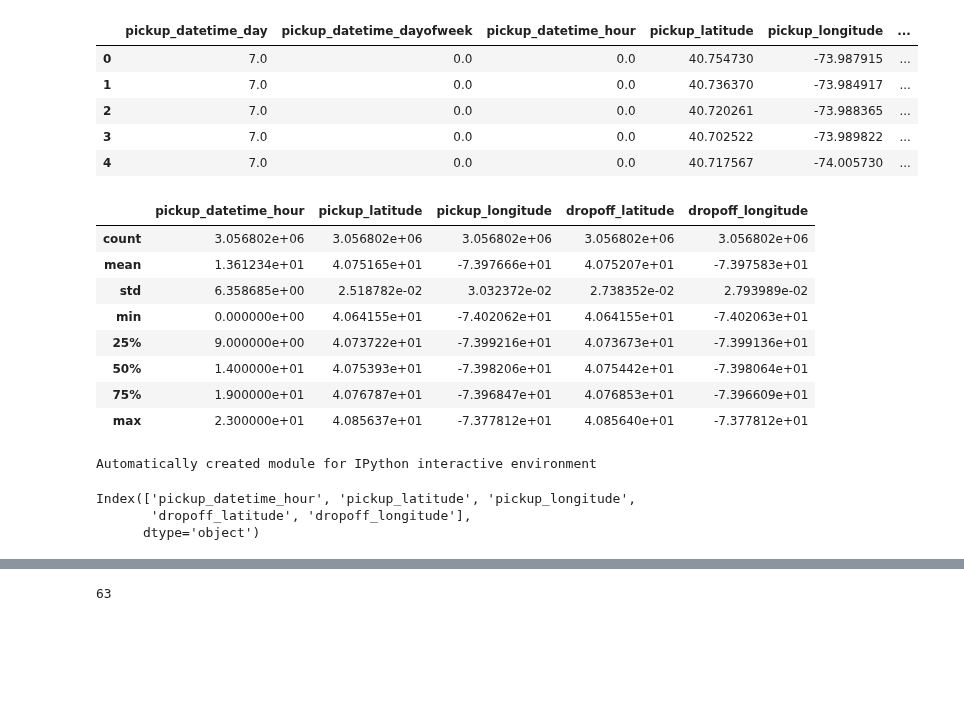
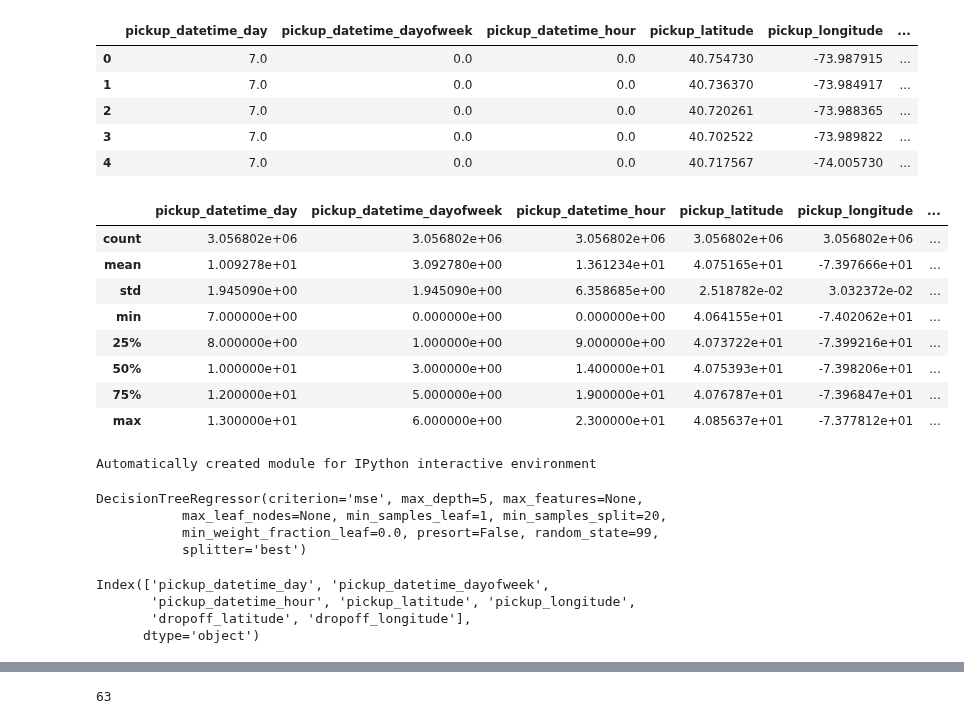
Before and after one commit to nikhase/nyc-taxi, a Jupyter notebook: weeklyAnalysis.ipynb, the cells around one changed output, grey strips where cells are left out. Cells and saved outputs as stored; diff of their text form; code cells hidden in the pictures; blank space fills up the shorter version.

```diff
--- a/weeklyAnalysis.ipynb
+++ b/weeklyAnalysis.ipynb
@@ -797,17 +779,17 @@ taxitime_regression_df.head()
 | 3 | 7.0 | 0.0 | 0.0 | 40.702522 | -73.989822 | ... |
 | 4 | 7.0 | 0.0 | 0.0 | 40.717567 | -74.005730 | ... |
 # %%
-taxitime_regression_df.ix[:,2:7].describe()
+taxitime_regression_df.ix[:,0:7].describe()
 # %% [output]
-|  | pickup_datetime_hour | pickup_latitude | pickup_longitude | dropoff_latitude | dropoff_longitude |
-| count | 3.056802e+06 | 3.056802e+06 | 3.056802e+06 | 3.056802e+06 | 3.056802e+06 |
-| mean | 1.361234e+01 | 4.075165e+01 | -7.397666e+01 | 4.075207e+01 | -7.397583e+01 |
-| std | 6.358685e+00 | 2.518782e-02 | 3.032372e-02 | 2.738352e-02 | 2.793989e-02 |
-| min | 0.000000e+00 | 4.064155e+01 | -7.402062e+01 | 4.064155e+01 | -7.402063e+01 |
-| 25% | 9.000000e+00 | 4.073722e+01 | -7.399216e+01 | 4.073673e+01 | -7.399136e+01 |
-| 50% | 1.400000e+01 | 4.075393e+01 | -7.398206e+01 | 4.075442e+01 | -7.398064e+01 |
-| 75% | 1.900000e+01 | 4.076787e+01 | -7.396847e+01 | 4.076853e+01 | -7.396609e+01 |
-| max | 2.300000e+01 | 4.085637e+01 | -7.377812e+01 | 4.085640e+01 | -7.377812e+01 |
+|  | pickup_datetime_day | pickup_datetime_dayofweek | pickup_datetime_hour | pickup_latitude | pickup_longitude | ... |
+| count | 3.056802e+06 | 3.056802e+06 | 3.056802e+06 | 3.056802e+06 | 3.056802e+06 | ... |
+| mean | 1.009278e+01 | 3.092780e+00 | 1.361234e+01 | 4.075165e+01 | -7.397666e+01 | ... |
+| std | 1.945090e+00 | 1.945090e+00 | 6.358685e+00 | 2.518782e-02 | 3.032372e-02 | ... |
+| min | 7.000000e+00 | 0.000000e+00 | 0.000000e+00 | 4.064155e+01 | -7.402062e+01 | ... |
+| 25% | 8.000000e+00 | 1.000000e+00 | 9.000000e+00 | 4.073722e+01 | -7.399216e+01 | ... |
+| 50% | 1.000000e+01 | 3.000000e+00 | 1.400000e+01 | 4.075393e+01 | -7.398206e+01 | ... |
+| 75% | 1.200000e+01 | 5.000000e+00 | 1.900000e+01 | 4.076787e+01 | -7.396847e+01 | ... |
+| max | 1.300000e+01 | 6.000000e+00 | 2.300000e+01 | 4.085637e+01 | -7.377812e+01 | ... |
 # %%
 print(__doc__)
 
@@ -820,15 +802,20 @@ import matplotlib.pyplot as plt
 #print("* features:", features, sep="\n")
 
 y = taxidata_in_box["trip_time_in_secs"]
-X = taxitime_regression_df.ix[:,2:7]
-regtree = DecisionTreeRegressor(min_samples_split=20, random_state=99, max_depth=5)
+X = taxitime_regression_df.ix[:,0:7]
+regtree = DecisionTreeRegressor(min_samples_split=20, random_state=99, max_depth=5) # try 6,7,8,9,10,...
 regtree.fit(X, y)
 # %% [output]
 Automatically created module for IPython interactive environment
+DecisionTreeRegressor(criterion='mse', max_depth=5, max_features=None,
+           max_leaf_nodes=None, min_samples_leaf=1, min_samples_split=20,
+           min_weight_fraction_leaf=0.0, presort=False, random_state=99,
+           splitter='best')
 # %%
-taxitime_regression_df.ix[:,2:7].columns
+taxitime_regression_df.ix[:,0:7].columns
 # %% [output]
-Index(['pickup_datetime_hour', 'pickup_latitude', 'pickup_longitude',
+Index(['pickup_datetime_day', 'pickup_datetime_dayofweek',
+       'pickup_datetime_hour', 'pickup_latitude', 'pickup_longitude',
        'dropoff_latitude', 'dropoff_longitude'],
       dtype='object')
 # %%
```
Also changed, not shown: parts of 28 cells of this notebook, 1 other file.
